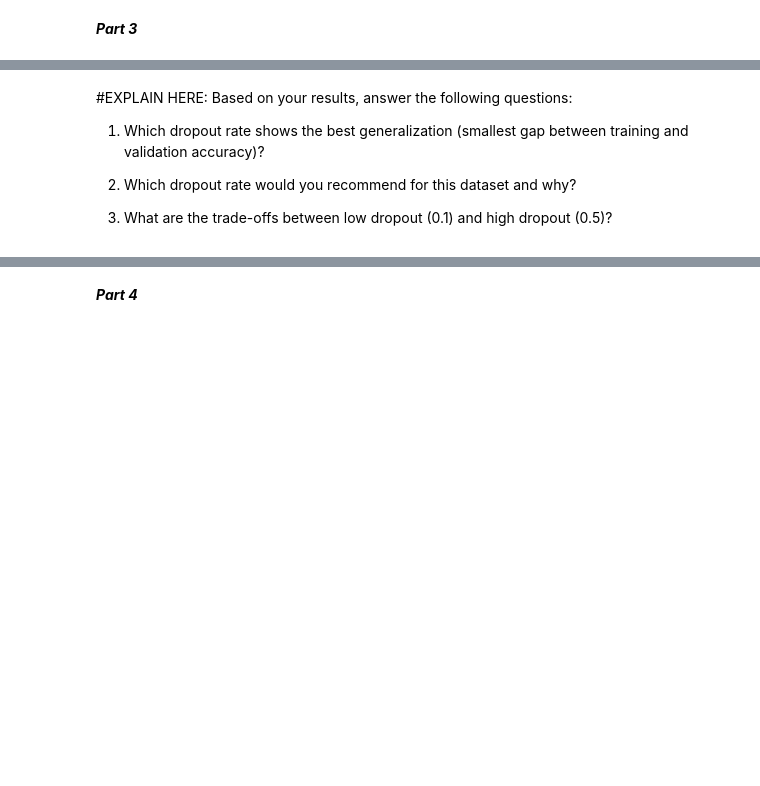
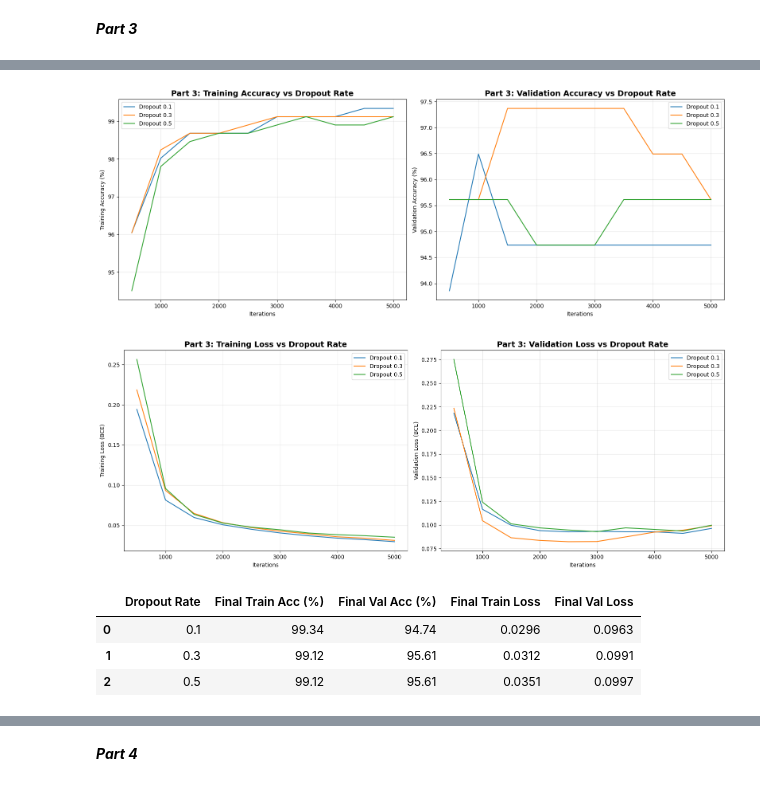
Before and after one commit to swesan123/breast-cancer-prediction-pytorch, a Jupyter notebook: Assignment3_starter.ipynb, the cells around one changed output, grey strips where cells are left out. Saved outputs shown, nothing was run; the diff lists cells and outputs as text; code cells hidden in the pictures; blank space fills up the shorter version.

```diff
--- a/Assignment3_starter.ipynb
+++ b/Assignment3_starter.ipynb
@@ -305,9 +547,9 @@ def train_with_dropout(model, criterion, optimizer, X_train, y_train, X_val, y_v
 # %%
-DROPOUT_RATES =
-LEARNING_RATE_DROPOUT =
-NUM_ITERATIONS_DROPOUT =
-BATCH_SIZE_DROPOUT =
-CHECK_EVERY_DROPOUT =
+DROPOUT_RATES = [0.1, 0.3, 0.5]
+LEARNING_RATE_DROPOUT = 0.01
+NUM_ITERATIONS_DROPOUT = 5000
+BATCH_SIZE_DROPOUT = 32
+CHECK_EVERY_DROPOUT = NUM_ITERATIONS_DROPOUT // 10
 
 dropout_results = {}
 
@@ -315,11 +557,13 @@ for dropout_rate in DROPOUT_RATES:
     print(f"\n--- Training with Dropout Rate = {dropout_rate} ---")
 
     # CODE HERE: Initialize model with current dropout_rate
-    model = None  # REPLACE WITH YOUR CODE
+    model = FeedForwardNetWithDropout(input_features, dropout_rate=dropout_rate)
+    criterion = nn.BCELoss()
+    optimizer = optim.SGD(model.parameters(), lr=LEARNING_RATE_DROPOUT)
 
 
     # Train the model
-    train_losses, val_losses, train_accs, val_accs, iterations = train_with_minibatch_dropout(
+    train_losses, val_losses, train_accs, val_accs, iterations = train_with_dropout(
         model, criterion, optimizer,
         X_train_t, y_train_t, X_val_t, y_val_t,
         NUM_ITERATIONS_DROPOUT, BATCH_SIZE_DROPOUT, CHECK_EVERY_DROPOUT
@@ -342,6 +604,12 @@ fig, axes = plt.subplots(1, 2, figsize=(16, 6))
 
 # Plot accuracies/validations vs dropouts
 # CODE HERE: inject points in plots
+for rate, results in dropout_results.items():
+    axes[0].plot(
+        results['iterations'],
+        [acc * 100 for acc in results['train_accs']],
+        label=f"Dropout {rate}"
+    )
 
 axes[0].set_title('Part 3: Training Accuracy vs Dropout Rate', fontsize=14, fontweight='bold')
 axes[0].set_xlabel('Iterations')
@@ -351,35 +619,58 @@ axes[0].grid(True, alpha=0.3)
 
 
 # CODE HERE: inject points in plots
+for rate, results in dropout_results.items():
+    axes[1].plot(
+        results['iterations'],
+        [acc * 100 for acc in results['val_accs']],
+        label=f"Dropout {rate}"
+    )
 
 axes[1].set_title('Part 3: Validation Accuracy vs Dropout Rate', fontsize=14, fontweight='bold')
 axes[1].set_xlabel('Iterations')
 axes[1].set_ylabel('Validation Accuracy (%)')
 axes[1].legend()
 axes[1].grid(True, alpha=0.3)
 
 plt.tight_layout()
 plt.show()
 
 
 
 fig, axes = plt.subplots(1, 2, figsize=(16, 6))
-
+# CODE HERE: inject points in plots
+for rate, results in dropout_results.items():
+    axes[0].plot(
+        results['iterations'],
+        results['train_losses'],
+        label=f"Dropout {rate}"
+    )
 
 axes[0].set_title('Part 3: Training Loss vs Dropout Rate', fontsize=14, fontweight='bold')
 axes[0].set_xlabel('Iterations')
 axes[0].set_ylabel('Training Loss (BCE)')
 axes[0].legend()
 axes[0].grid(True, alpha=0.3)
+
+# CODE HERE: inject points in plots
+for rate, results in dropout_results.items():
+    axes[1].plot(
+        results['iterations'],
+        results['val_losses'],
+        label=f"Dropout {rate}"
+    )
 
 axes[1].set_title('Part 3: Validation Loss vs Dropout Rate', fontsize=14, fontweight='bold')
 axes[1].set_xlabel('Iterations')
 axes[1].set_ylabel('Validation Loss (BCE)')
 axes[1].legend()
 axes[1].grid(True, alpha=0.3)
 
 plt.tight_layout()
 plt.show()
+# %% [output]
+[figure, added]
+[figure, added]
 # %%
 # CODE HERE: Create a summary dataframe with the following columns:
 
@@ -392,18 +683,25 @@ dropout_summary = {
 }
 
 # CODE HERE: Fill the summary dictionary by looping through DROPOUT_RATES
+for rate in DROPOUT_RATES:
+    results = dropout_results[rate]
+
+    final_train_acc = results['train_accs'][-1] * 100
+    final_val_acc = results['val_accs'][-1] * 100
+    final_train_loss = results['train_losses'][-1]
+    final_val_loss = results['val_losses'][-1]
+
+    dropout_summary['Dropout Rate'].append(rate)
+    dropout_summary['Final Train Acc (%)'].append(round(final_train_acc, 2))
+    dropout_summary['Final Val Acc (%)'].append(round(final_val_acc, 2))
+    dropout_summary['Final Train Loss'].append(round(final_train_loss, 4))
+    dropout_summary['Final Val Loss'].append(round(final_val_loss, 4))
+
 
 dropout_df = pd.DataFrame(dropout_summary)
 display(dropout_df)
+# %% [output]
+|  | Dropout Rate | Final Train Acc (%) | Final Val Acc (%) | Final Train Loss | Final Val Loss |
+| 0 | 0.1 | 99.34 | 94.74 | 0.0296 | 0.0963 |
+| 1 | 0.3 | 99.12 | 95.61 | 0.0312 | 0.0991 |
+| 2 | 0.5 | 99.12 | 95.61 | 0.0351 | 0.0997 |
-# %% [markdown]
-#EXPLAIN HERE: Based on your results, answer the following questions:
-
-
-1. Which dropout rate shows the best generalization (smallest gap between
-   training and validation accuracy)?
-
-
-2. Which dropout rate would you recommend for this dataset and why?
-
-
-3. What are the trade-offs between low dropout (0.1) and high dropout (0.5)?
```
Also changed, not shown: parts of 27 cells of this notebook.
